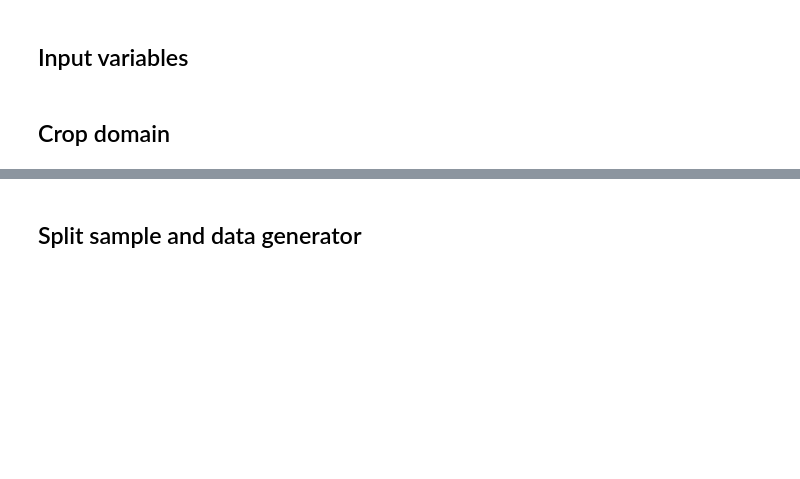
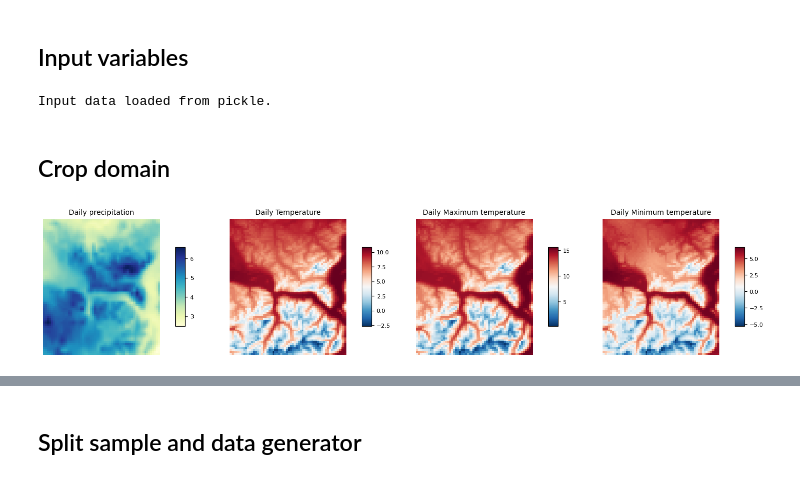
Before and after one commit to DeepDownscaling/DeepDown, a Jupyter notebook: DL_simple_GAN.ipynb, the cells around one changed output, grey strips where cells are left out. Saved outputs shown, nothing was run; the diff lists cells and outputs as text; code cells hidden in the pictures; blank space fills up the shorter version.

```diff
--- a/DL_simple_GAN.ipynb
+++ b/DL_simple_GAN.ipynb
@@ -79,9 +89,9 @@ target = load_target_data(DATE_START, DATE_END, PATH_MCH)
 # %%
 # Extract the axes of the final target domain based on temperature
-x_axis = target.TabsD.E
-y_axis = target.TabsD.N
+x_axis = target.TabsD.x
+y_axis = target.TabsD.y
 # %%
-if PLOT_FULL_EXTENT:
+if PLOT_DATA_FULL_EXTENT:
     fig, axs = plt.subplots(1, 4, figsize=(18,4))
     plot_map(axs[0], target.RhiresD.mean(dim='time').to_numpy().squeeze(), title="Daily precipitation", cmap=mpl.cm.YlGnBu)
     plot_map(axs[1], target.TabsD.mean(dim='time').to_numpy().squeeze(), title="Daily Temperature", cmap=mpl.cm.RdBu_r)
@@ -92,8 +102,10 @@ if PLOT_FULL_EXTENT:
 # %%
 input_data = load_input_data(DATE_START, DATE_END, PATH_DEM, INPUT_VARS, INPUT_PATHS,
                              LEVELS, RESOL_LOW, x_axis, y_axis)
+# %% [output]
+Input data loaded from pickle.
 # %%
-if PLOT_FULL_EXTENT:
+if PLOT_DATA_FULL_EXTENT:
     fig, axs = plt.subplots(1, 4, figsize=(18,4))
     plot_map(axs[0], input_data.topo.to_numpy().squeeze(), title="Topography", cmap=mpl.cm.terrain)
     plot_map(axs[1], input_data.tp.mean(dim='time').to_numpy().squeeze(), title="Input precipitation", cmap=mpl.cm.YlGnBu)
@@ -104,12 +116,14 @@ if PLOT_FULL_EXTENT:
 # %%
 if DO_CROP:
     input_data = input_data.sel(x=slice(min(CROP_X), max(CROP_X)), y=slice(max(CROP_Y), min(CROP_Y)))
-    target = target.sel(E=slice(min(CROP_X), max(CROP_X)), N=slice(max(CROP_Y), min(CROP_Y)))
+    target = target.sel(x=slice(min(CROP_X), max(CROP_X)), y=slice(max(CROP_Y), min(CROP_Y)))
 # %%
-if DO_CROP:
+if DO_CROP and PLOT_DATA_CROPPED:
     fig, axs = plt.subplots(1, 4, figsize=(18,4))
     plot_map(axs[0], target.RhiresD.mean(dim='time').to_numpy().squeeze(), title="Daily precipitation", cmap=mpl.cm.YlGnBu)
     plot_map(axs[1], target.TabsD.mean(dim='time').to_numpy().squeeze(), title="Daily Temperature", cmap=mpl.cm.RdBu_r)
     plot_map(axs[2], target.TmaxD.mean(dim='time').to_numpy().squeeze(), title="Daily Maximum temperature", cmap=mpl.cm.RdBu_r)
     plot_map(axs[3], target.TminD.mean(dim='time').to_numpy().squeeze(), title="Daily Minimum temperature", cmap=mpl.cm.RdBu_r)
+# %% [output]
+[figure, added]
 # %%
```
Also changed, not shown: parts of 6 cells of this notebook.
